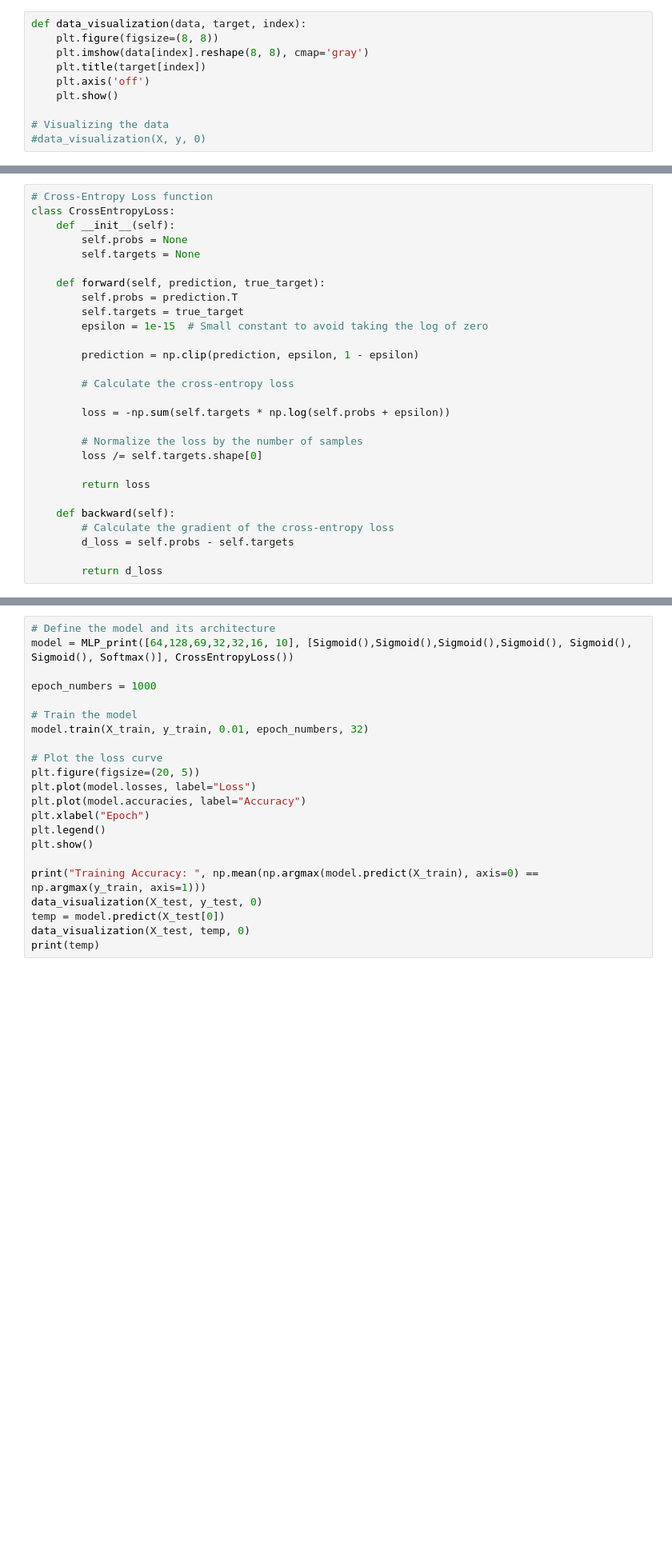
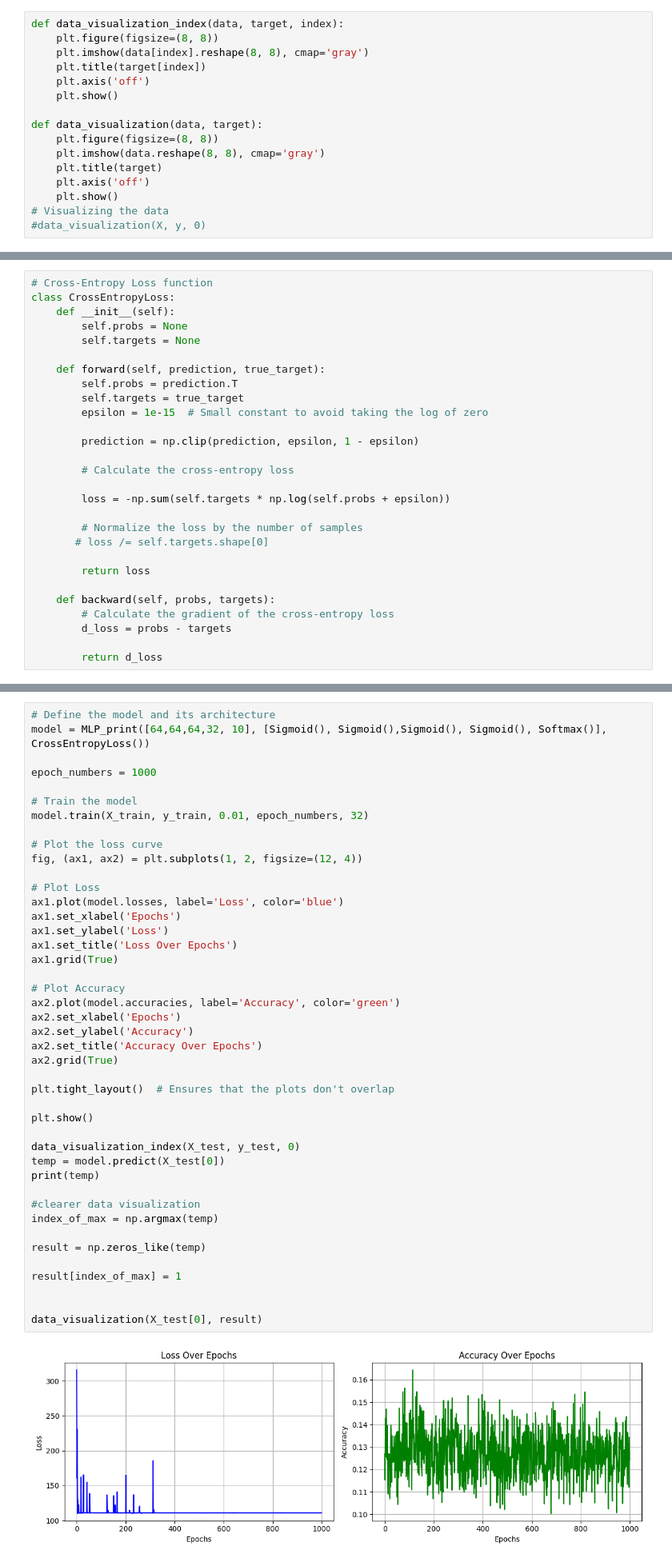
Before and after one commit to developsomethingcool/-IANNwTf-Group17, a Jupyter notebook: 01_Training_NLP/HW_1.ipynb, the cells around one changed output, grey strips where cells are left out. Shown at 80% size. Cells and saved outputs as stored; diff of their text form; blank space fills up the shorter version.

```diff
--- a/01_Training_NLP/HW_1.ipynb
+++ b/01_Training_NLP/HW_1.ipynb
@@ -17,13 +17,19 @@ y = enc.fit_transform(y.reshape(-1,1)).toarray()
 # Split data into training and testing sets
 X_train, X_test, y_train, y_test = train_test_split(X/16, y, test_size=0.3)
 # %%
-def data_visualization(data, target, index):
+def data_visualization_index(data, target, index):
     plt.figure(figsize=(8, 8))
     plt.imshow(data[index].reshape(8, 8), cmap='gray')
     plt.title(target[index])
     plt.axis('off')
     plt.show()
 
+def data_visualization(data, target):
+    plt.figure(figsize=(8, 8))
+    plt.imshow(data.reshape(8, 8), cmap='gray')
+    plt.title(target)
+    plt.axis('off')
+    plt.show()
 # Visualizing the data
 #data_visualization(X, y, 0)
 # %%
@@ -84,13 +93,13 @@ class CrossEntropyLoss:
         loss = -np.sum(self.targets * np.log(self.probs + epsilon))
 
         # Normalize the loss by the number of samples
-        loss /= self.targets.shape[0]
+       # loss /= self.targets.shape[0]
 
         return loss
 
-    def backward(self):
+    def backward(self, probs, targets):
         # Calculate the gradient of the cross-entropy loss
-        d_loss = self.probs - self.targets
+        d_loss = probs - targets
 
         return d_loss
 # %%
@@ -247,23 +266,46 @@ class MLP_print:
         return a
 # %%
 # Define the model and its architecture
-model = MLP_print([64,128,69,32,32,16, 10], [Sigmoid(),Sigmoid(),Sigmoid(),Sigmoid(), Sigmoid(), Sigmoid(), Softmax()], CrossEntropyLoss())
+model = MLP_print([64,64,64,32, 10], [Sigmoid(), Sigmoid(),Sigmoid(), Sigmoid(), Softmax()], CrossEntropyLoss())
 
 epoch_numbers = 1000
 
 # Train the model
 model.train(X_train, y_train, 0.01, epoch_numbers, 32)
 
 # Plot the loss curve
-plt.figure(figsize=(20, 5))
-plt.plot(model.losses, label="Loss")
-plt.plot(model.accuracies, label="Accuracy")
-plt.xlabel("Epoch")
-plt.legend()
+fig, (ax1, ax2) = plt.subplots(1, 2, figsize=(12, 4))
+
+# Plot Loss
+ax1.plot(model.losses, label='Loss', color='blue')
+ax1.set_xlabel('Epochs')
+ax1.set_ylabel('Loss')
+ax1.set_title('Loss Over Epochs')
+ax1.grid(True)
+
+# Plot Accuracy
+ax2.plot(model.accuracies, label='Accuracy', color='green')
+ax2.set_xlabel('Epochs')
+ax2.set_ylabel('Accuracy')
+ax2.set_title('Accuracy Over Epochs')
+ax2.grid(True)
+
+plt.tight_layout()  # Ensures that the plots don't overlap
+
 plt.show()
 
-print("Training Accuracy: ", np.mean(np.argmax(model.predict(X_train), axis=0) == np.argmax(y_train, axis=1)))
-data_visualization(X_test, y_test, 0)
+data_visualization_index(X_test, y_test, 0)
 temp = model.predict(X_test[0])
-data_visualization(X_test, temp, 0)
 print(temp)
+
+#clearer data visualization
+index_of_max = np.argmax(temp)
+
+result = np.zeros_like(temp)
+
+result[index_of_max] = 1
+
+
+data_visualization(X_test[0], result)
+# %% [output]
+[figure, added]
```
Also changed, not shown: parts of 5 cells of this notebook.
